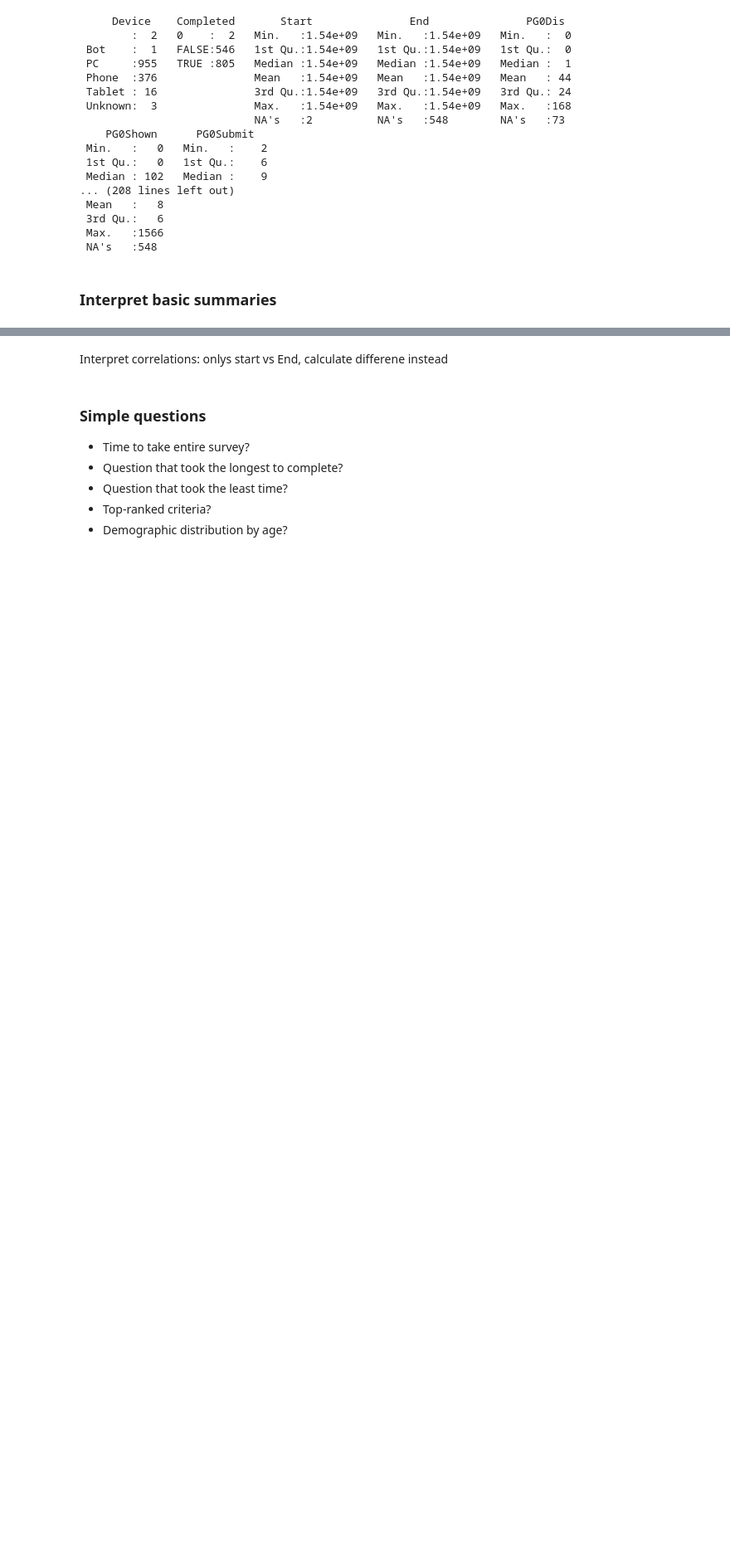
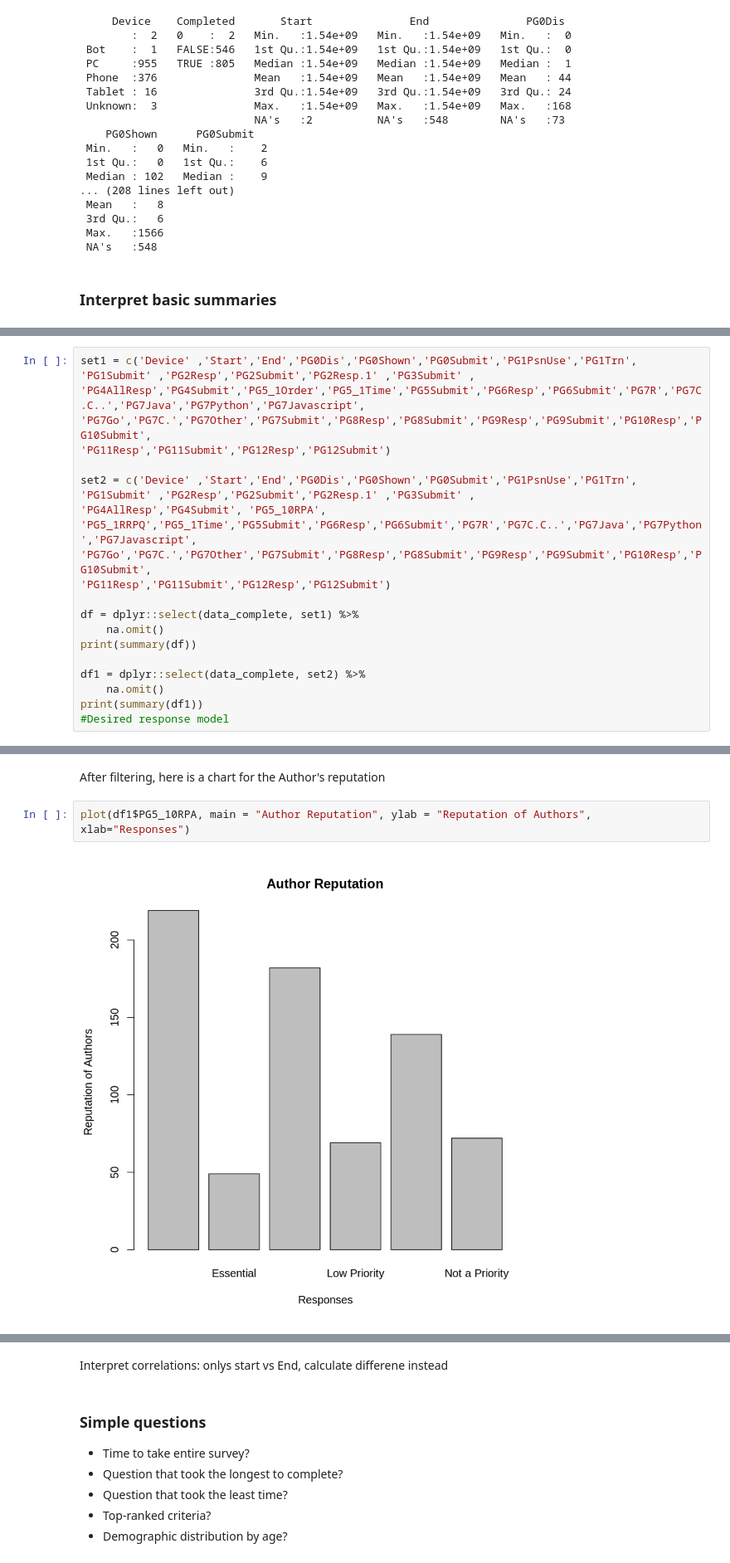
Before and after one commit to fdac18/Miniproject3, a Jupyter notebook: example.ipynb, the cells around one changed output, grey strips where cells are left out. Shown: that part at 83% size. Drawn from its saved outputs; the diff is of its cells as text; blank space fills up the shorter version.

```diff
--- a/example.ipynb
+++ b/example.ipynb
@@ -73,0 +188,22 @@ cor(data[,sel],method="spearman",use="pairwise.complete.obs"); #OK for any: uses
+# %%
+set1 = c('Device' ,'Start','End','PG0Dis','PG0Shown','PG0Submit','PG1PsnUse','PG1Trn',
+'PG1Submit' ,'PG2Resp','PG2Submit','PG2Resp.1' ,'PG3Submit' ,
+'PG4AllResp','PG4Submit','PG5_1Order','PG5_1Time','PG5Submit','PG6Resp','PG6Submit','PG7R','PG7C.C..','PG7Java','PG7Python','PG7Javascript',
+'PG7Go','PG7C.','PG7Other','PG7Submit','PG8Resp','PG8Submit','PG9Resp','PG9Submit','PG10Resp','PG10Submit',
+'PG11Resp','PG11Submit','PG12Resp','PG12Submit')
+
+set2 = c('Device' ,'Start','End','PG0Dis','PG0Shown','PG0Submit','PG1PsnUse','PG1Trn',
+'PG1Submit' ,'PG2Resp','PG2Submit','PG2Resp.1' ,'PG3Submit' ,
+'PG4AllResp','PG4Submit', 'PG5_10RPA',
+'PG5_1RRPQ','PG5_1Time','PG5Submit','PG6Resp','PG6Submit','PG7R','PG7C.C..','PG7Java','PG7Python','PG7Javascript',
+'PG7Go','PG7C.','PG7Other','PG7Submit','PG8Resp','PG8Submit','PG9Resp','PG9Submit','PG10Resp','PG10Submit',
+'PG11Resp','PG11Submit','PG12Resp','PG12Submit')
+
+df = dplyr::select(data_complete, set1) %>%
+    na.omit()
+print(summary(df))
+
+df1 = dplyr::select(data_complete, set2) %>%
+    na.omit()
+print(summary(df1))
+#Desired response model
@@ -73,0 +228,6 @@ cor(data[,sel],method="spearman",use="pairwise.complete.obs"); #OK for any: uses
+# %% [markdown]
+After filtering, here is a chart for the Author's reputation
+# %%
+plot(df1$PG5_10RPA, main = "Author Reputation", ylab = "Reputation of Authors", xlab="Responses")
+# %% [output]
+[figure, added]
```
Also changed, not shown: parts of 19 cells of this notebook.
